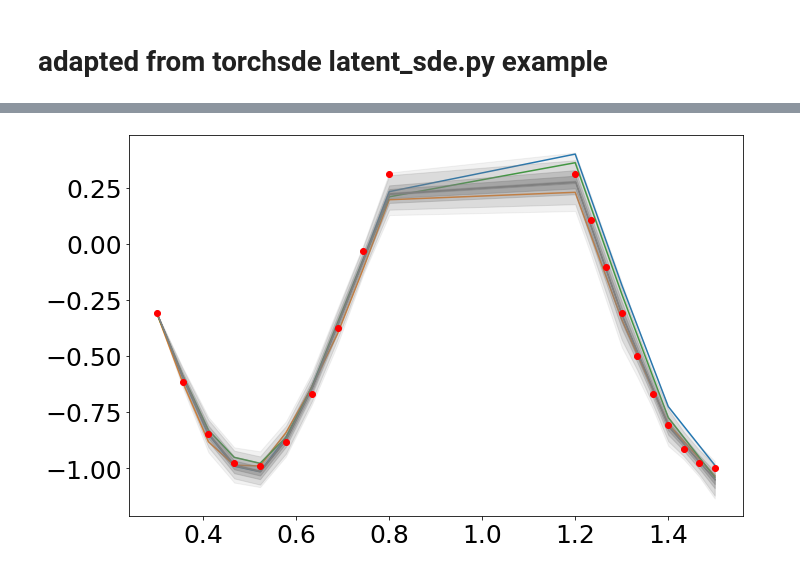
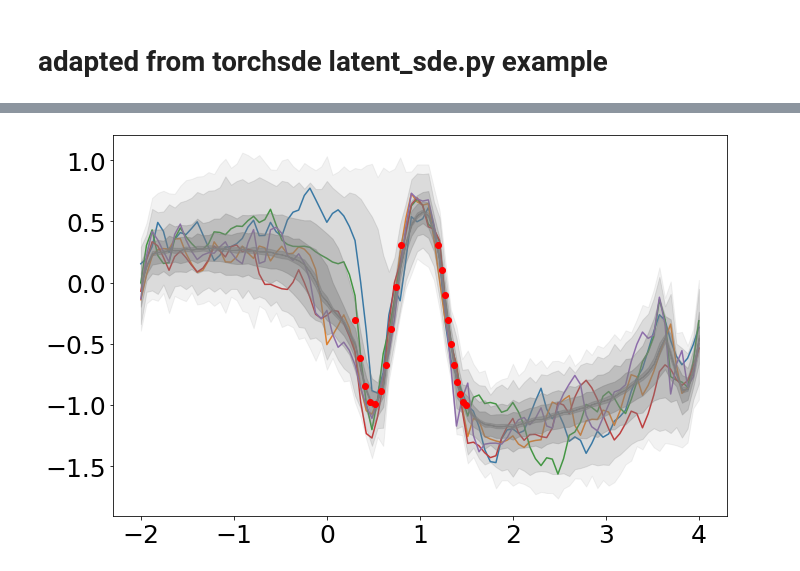
Before and after one commit to al-jshen/jx, a Jupyter notebook: notebooks/sde.ipynb, the cells around one changed output, grey strips where cells are left out. Cells and saved outputs as stored; diff of their text form; code cells hidden in the pictures.

```diff
--- a/notebooks/sde.ipynb
+++ b/notebooks/sde.ipynb
@@ -388,20 +407,32 @@ sdeint = sdeint_maker(sde=sde, y0=y[0], t=x, batch=True, method='euler')
 # %%
-@jax.jit
-def loss_fn(params, keys):
-    ys, logqps = sdeint(x, params, keys)
+def loss_fn(params, keys, ts, bounds):
+    eps = jax.random.normal(keys[0])
+    y0 = params['qy0_mean'] + eps * jnp.exp(params['qy0_logstd'])
+    logqp0 = gaussian_kld(params['qy0_mean'], jnp.exp(params['qy0_logstd']), 0., 0.5**2 / (2. * 1.))
+    ts_ext = jnp.concatenate((jnp.array([bounds[0]]), ts, jnp.array([bounds[1]])))
+    ys, logqps = jax.vmap(sdeint, in_axes=(None, None, None, 0))(y0, ts_ext, params, keys)
+    ys = ys[:,1:-1]
+    # logqps = logqps[:,1:-1]
     logpy = stats.laplace.logpdf(ys, loc=y, scale=0.05).sum(axis=-1).mean()
-    kl = logqps.sum(axis=-1).mean()
+    kl = (logqp0 + logqps[-1]).sum(axis=-1).mean()
     loss = -logpy + kl
     return loss
 
 loss_vg = jax.jit(jax.value_and_grad(loss_fn))
+# %%
+@partial(jax.jit, static_argnums=(0,))
+def sample_q(sdeint, t, params, keys):
+    eps = jax.random.normal(keys[0], shape=(keys.shape[0],))
+    y0 = params['qy0_mean'] + eps * jnp.exp(params['qy0_logstd'])
+    ys, _ = jax.vmap(sdeint, in_axes=(0, None, None, 0))(y0, t, params, keys)
+    return ys
 # %%
 opt_init, opt_update, get_params = adam(1e-2)
 opt_state = opt_init(params)
-losses = []
+# losses = []
 # %%
 niter = 1000
-batch_size = 512
+batch_size = 32
 
 keys = jax.random.split(key, niter)
 
@@ -409,14 +440,13 @@ keys = jax.random.split(key, niter)
 def step(opt_state, i_key):
     i, key = i_key
     keys = jax.random.split(key, batch_size)
-    loss, grad = loss_vg(get_params(opt_state), keys)
+    loss, grad = loss_vg(get_params(opt_state), keys, x, (0, 2))
     opt_state = opt_update(i, grad, opt_state)
     return opt_state, loss
 
 for i in (pbar := tqdm(range(niter))):
     opt_state, loss = step(opt_state, (i, keys[i]))
-    if i % 5 == 0:
-        pbar.set_description(f"loss: {loss:.2f}")
+    pbar.set_description(f"loss: {loss:.2f}")
     losses.append(loss)
 
 # pbar = progress_bar_scan(niter)
@@ -435,11 +465,12 @@ plt.plot(losses)
 # %%
-ys, _ = sdeint(x, params, keys)
+xnew = jnp.linspace(-2., 4., 100)
+ys = sample_q(sdeint, xnew, params, keys)
 alphas = [0.1, 0.2, 0.3, 0.4, 0.5, 1.]
 percentiles = [0.999, 0.99, 0.9, 0.75, 0.55, 0.5]
 for a, p in zip(alphas, percentiles):
-    plt.fill_between(x, *jnp.quantile(ys, jnp.array([1. - p, p]), axis=0), alpha=a, color='gray')
+    plt.fill_between(xnew, *jnp.quantile(ys, jnp.array([1. - p, p]), axis=0), alpha=a, color='gray')
 plt.scatter(x, y, c='r')
-for i in range(3):
-    plt.plot(x, ys[i], zorder=-1)
+for i in range(5):
+    plt.plot(xnew, ys[i], zorder=-1)
 # %% [output]
-[figure, old version]
+[figure, new version]
```
Also changed, not shown: parts of 20 cells of this notebook, 2 other files.
